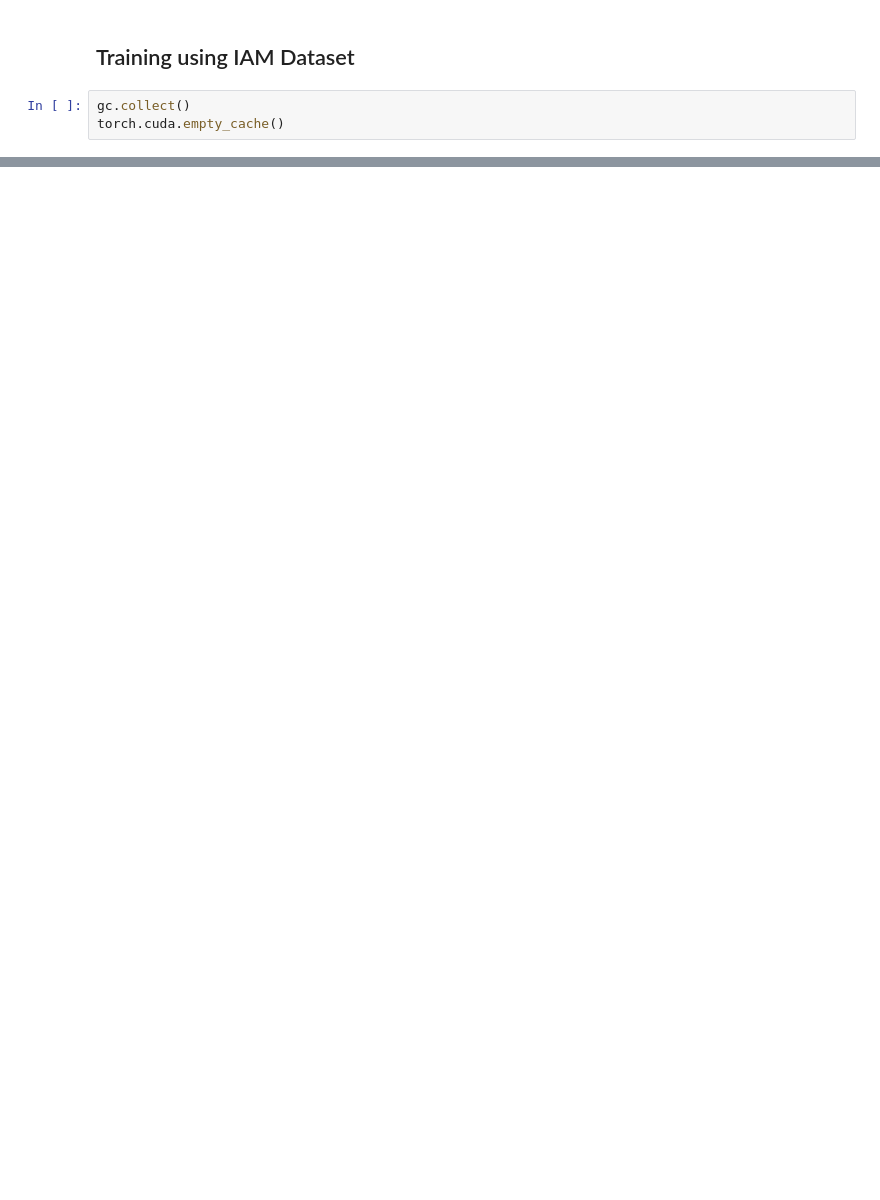
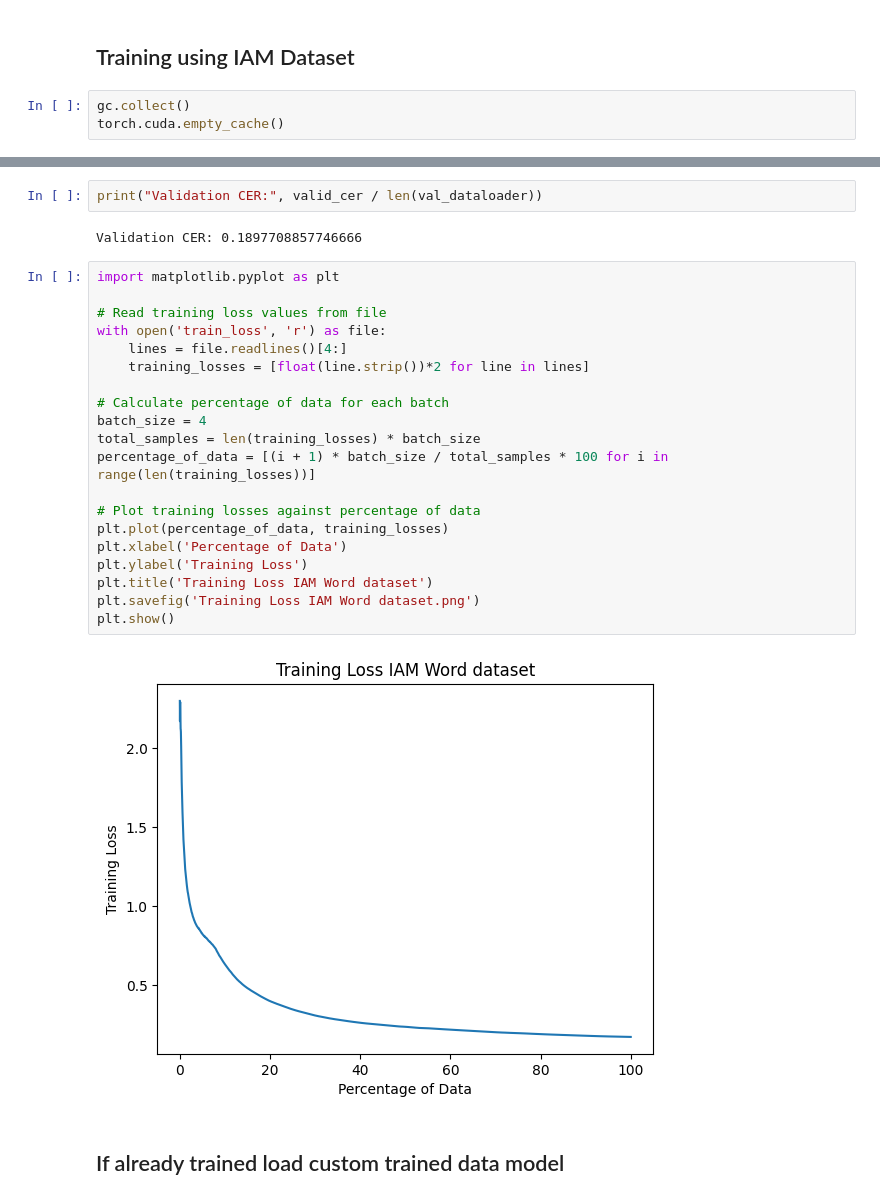
Before and after one commit to malhar212/finger-tracing-handwriting-recognition, a Jupyter notebook: scratch.ipynb, the cells around one changed output, grey strips where cells are left out. Saved outputs shown, nothing was run; the diff lists cells and outputs as text; blank space fills up the shorter version.

Commit message:
Commiting notebook of model experiments

```diff
--- a/scratch.ipynb
+++ b/scratch.ipynb
@@ -384,0 +440,28 @@ OutOfMemoryError: CUDA out of memory. Tried to allocate 20.00 MiB (GPU 0; 4.00 G
+# %%
+print("Validation CER:", valid_cer / len(val_dataloader))
+# %% [output]
+Validation CER: 0.1897708857746666
+# %%
+import matplotlib.pyplot as plt
+
+# Read training loss values from file
+with open('train_loss', 'r') as file:
+    lines = file.readlines()[4:]
+    training_losses = [float(line.strip())*2 for line in lines]
+
+# Calculate percentage of data for each batch
+batch_size = 4
+total_samples = len(training_losses) * batch_size
+percentage_of_data = [(i + 1) * batch_size / total_samples * 100 for i in range(len(training_losses))]
+
+# Plot training losses against percentage of data
+plt.plot(percentage_of_data, training_losses)
+plt.xlabel('Percentage of Data')
+plt.ylabel('Training Loss')
+plt.title('Training Loss IAM Word dataset')
+plt.savefig('Training Loss IAM Word dataset.png')
+plt.show()
+# %% [output]
+[figure, added]
+# %% [markdown]
+## If already trained load custom trained data model
```
Also changed, not shown: parts of 58 cells of this notebook, 1 other file.
